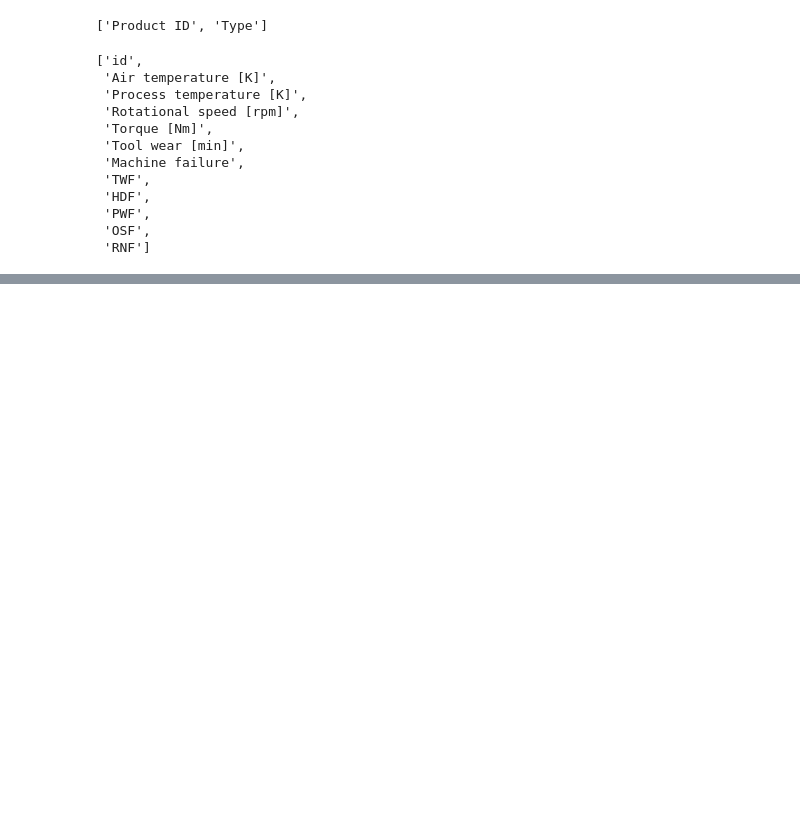
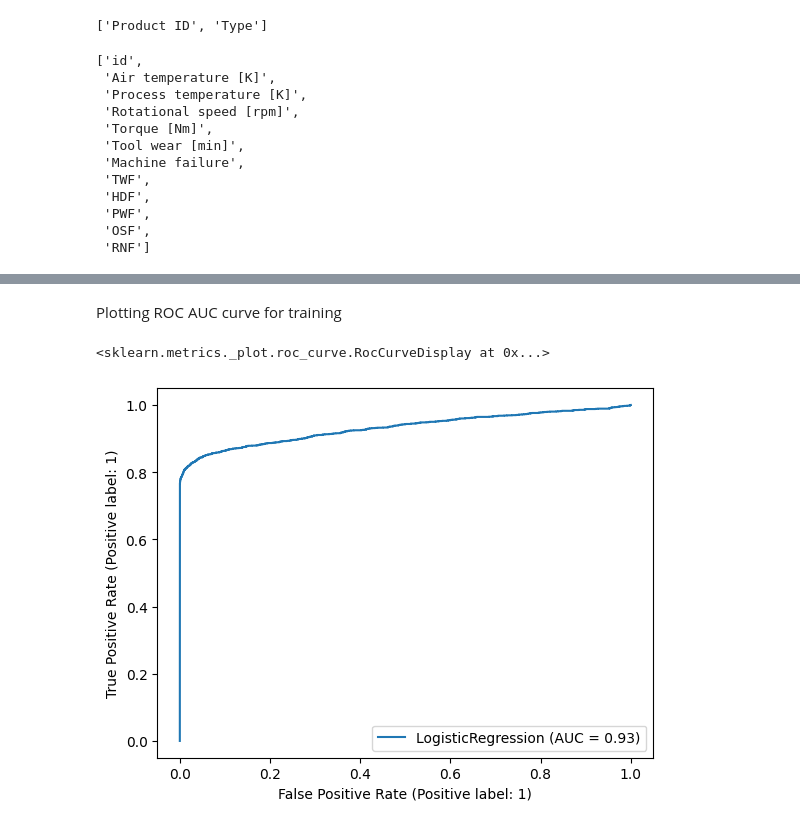
Before and after one commit to kulaish/VS-code-1, a Jupyter notebook: Machine failure project/MFP.ipynb, the cells around one changed output, grey strips where cells are left out. Saved outputs shown, nothing was run; the diff lists cells and outputs as text; code cells hidden in the pictures; blank space fills up the shorter version.

```diff
--- a/Machine failure project/MFP.ipynb
+++ b/Machine failure project/MFP.ipynb
@@ -78,0 +272,3 @@ con
+# %%
+from sklearn.model_selection import  train_test_split
+x_train,x_test,y_train,y_test=train_test_split(x_sel_pre,y,random_state=42,test_size=0.2)
@@ -78,0 +419,7 @@ con
+# %% [markdown]
+Plotting ROC AUC curve for training
+# %%
+RocCurveDisplay.from_estimator(best_model,x_train,y_train)
+# %% [output]
+<sklearn.metrics._plot.roc_curve.RocCurveDisplay at 0x...>
+[figure, added]
```
Also changed, not shown: parts of 78 cells of this notebook, 3 other files.
